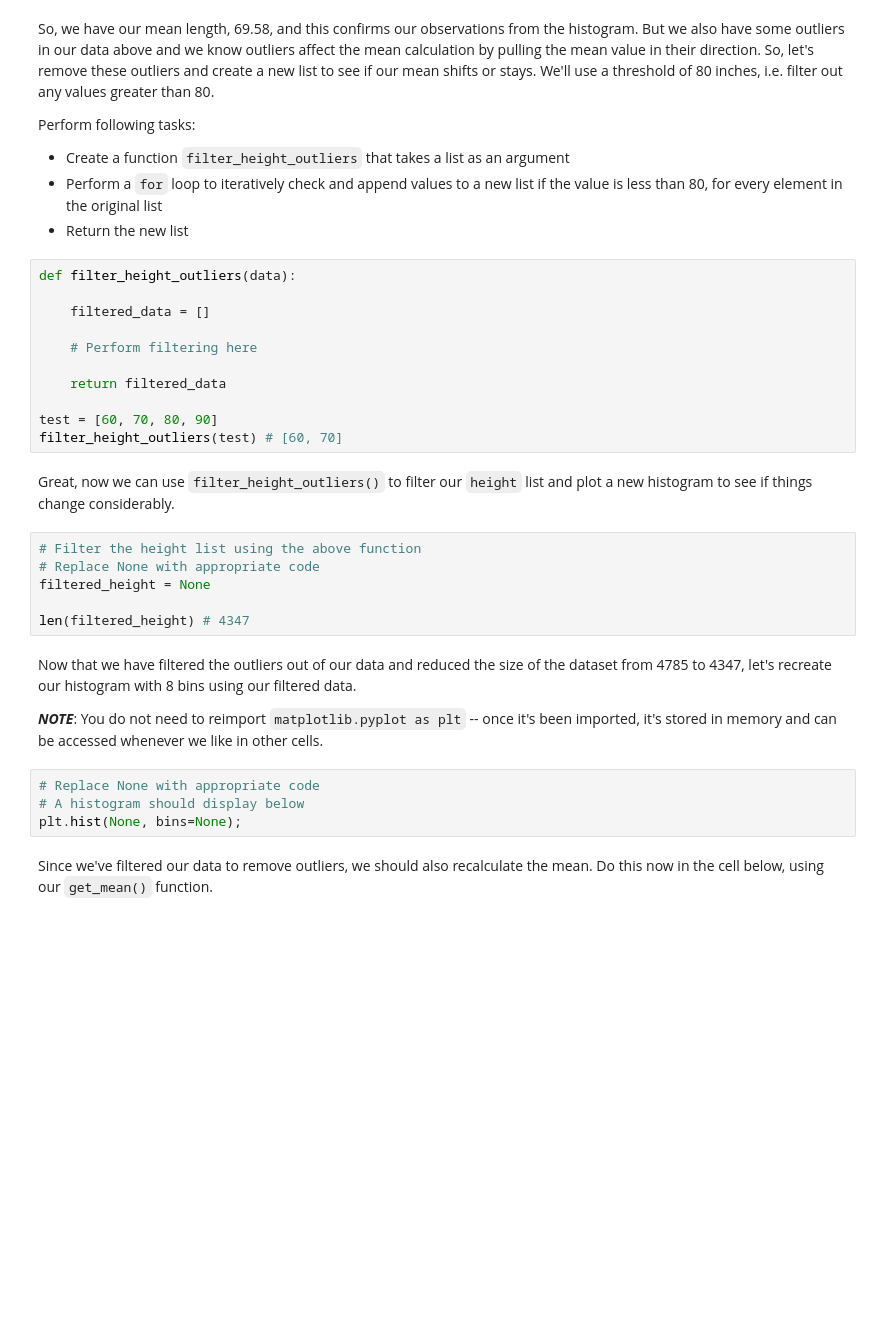
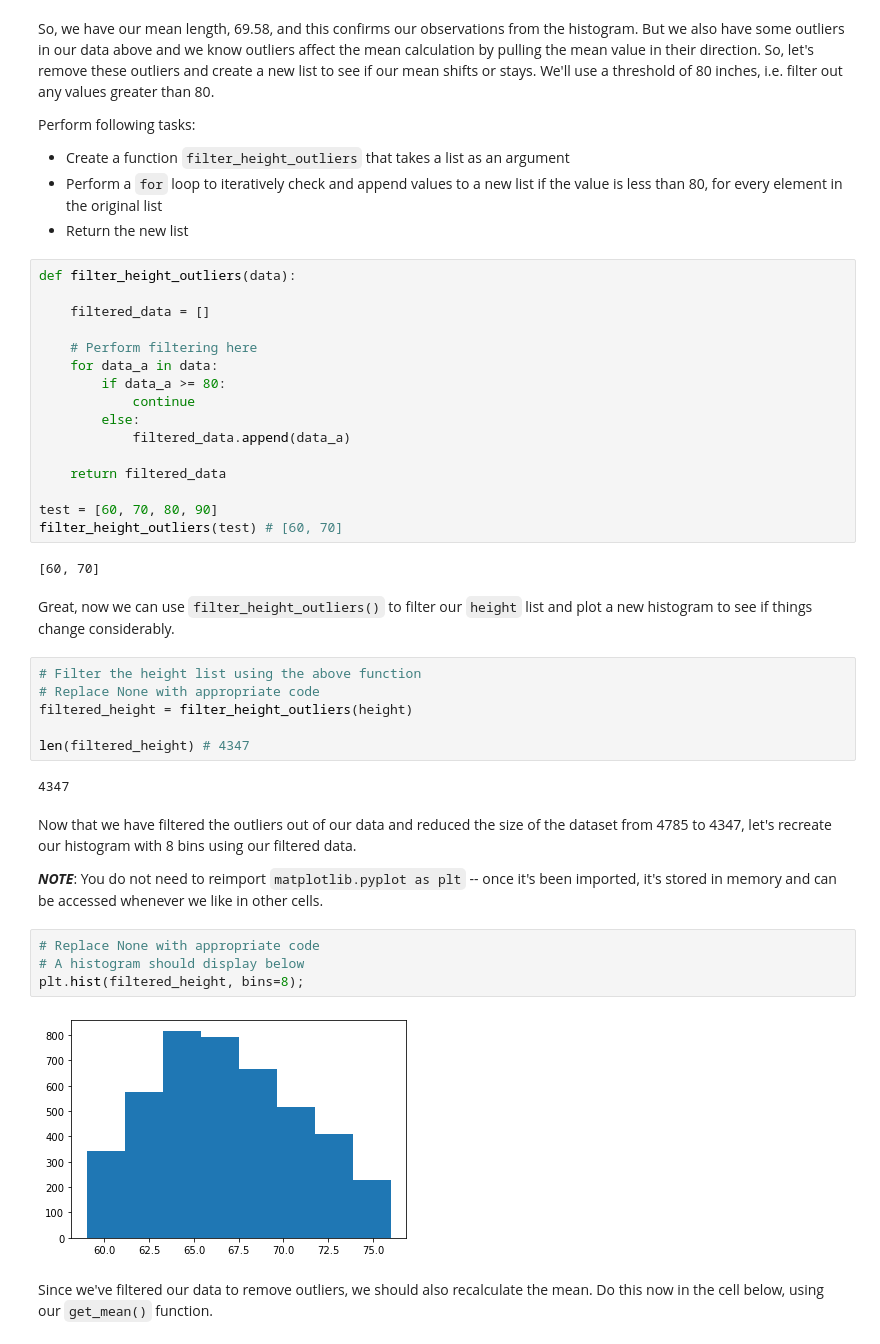
Before and after one commit to Justine-js/dsc-implementing-statistics-with-functions-lab, a Jupyter notebook: index.ipynb, the cells around one changed output. Saved outputs shown, nothing was run; the diff lists cells and outputs as text; blank space fills up the shorter version.

```diff
--- a/index.ipynb
+++ b/index.ipynb
@@ -109,19 +123,28 @@ def filter_height_outliers(data):
     filtered_data = []
 
     # Perform filtering here
+    for data_a in data:
+        if data_a >= 80:
+            continue
+        else:
+            filtered_data.append(data_a)
 
     return filtered_data
 
 test = [60, 70, 80, 90]
 filter_height_outliers(test) # [60, 70]
+# %% [output]
+[60, 70]
 # %% [markdown]
 Great, now we can use `filter_height_outliers()` to filter our `height` list and plot a new histogram to see if things change considerably.
 # %%
 # Filter the height list using the above function
 # Replace None with appropriate code
-filtered_height = None
+filtered_height = filter_height_outliers(height)
 
 len(filtered_height) # 4347
+# %% [output]
+4347
 # %% [markdown]
 Now that we have filtered the outliers out of our data and reduced the size of the dataset from 4785 to 4347, let's recreate our histogram with 8 bins using our filtered data.
 
@@ -129,7 +152,9 @@ Now that we have filtered the outliers out of our data and reduced the size of t
 # %%
 # Replace None with appropriate code
 # A histogram should display below
-plt.hist(None, bins=None);
+plt.hist(filtered_height, bins=8);
+# %% [output]
+[figure, added]
 # %% [markdown]
 Since we've filtered our data to remove outliers, we should also recalculate the mean.  Do this now in the cell below, using our `get_mean()` function.
 # %%
```
Also changed, not shown: parts of 17 cells of this notebook.
